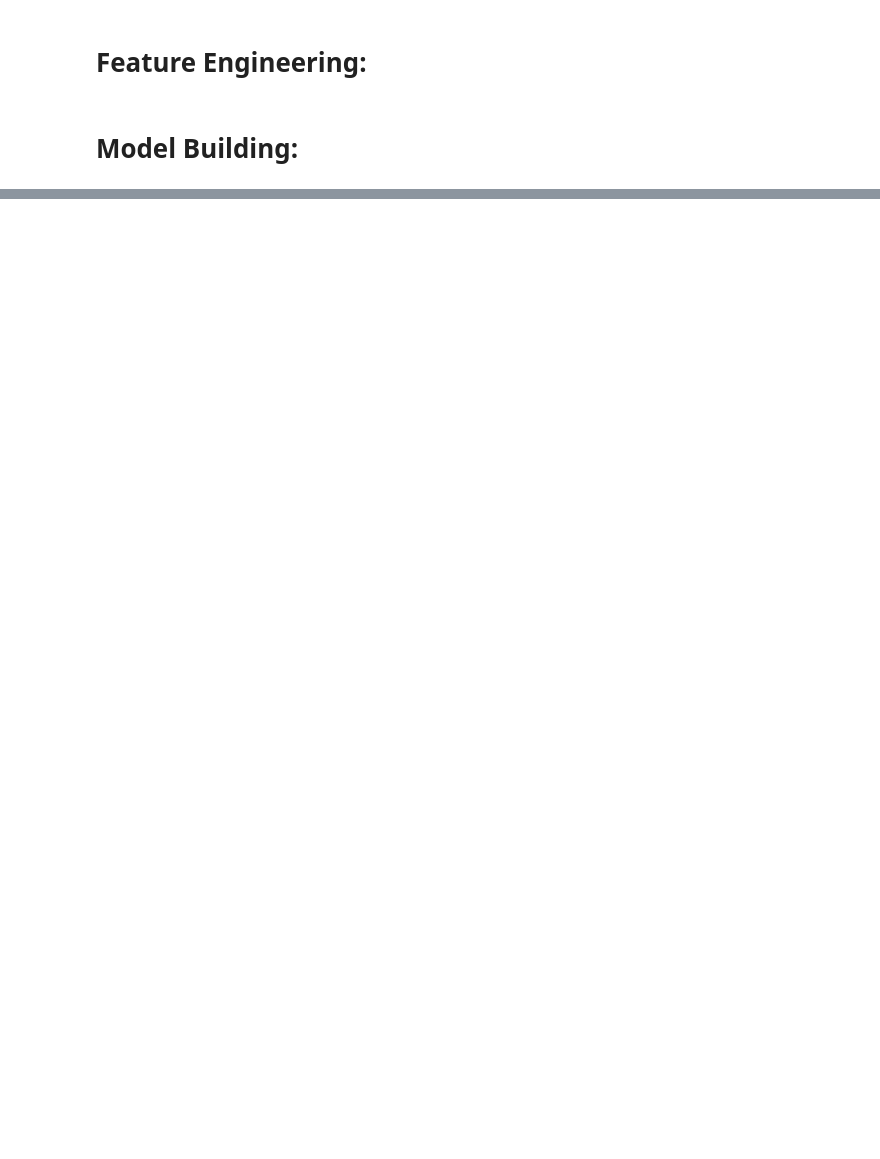
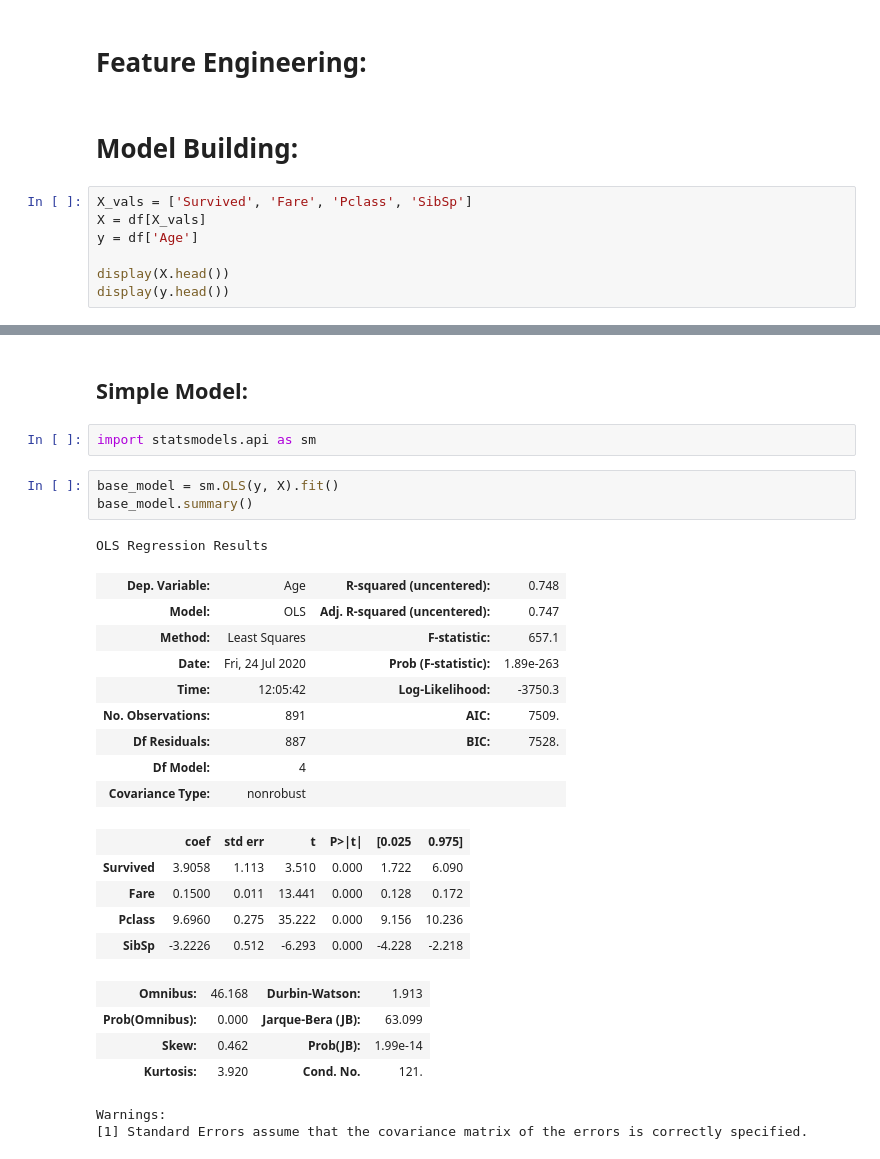
Before and after one commit to thomaskbrown18/titanic_practice, a Jupyter notebook: titanic_exploration.ipynb, the cells around one changed output, grey strips where cells are left out. Drawn from its saved outputs; the diff is of its cells as text; blank space fills up the shorter version.

```diff
--- a/titanic_exploration.ipynb
+++ b/titanic_exploration.ipynb
@@ -48,3 +82,10 @@ memory usage: 83.7+ KB
 # Feature Engineering:
 # %% [markdown]
 # Model Building:
+# %%
+X_vals = ['Survived', 'Fare', 'Pclass', 'SibSp']
+X = df[X_vals]
+y = df['Age']
+
+display(X.head())
+display(y.head())
@@ -50,0 +105,29 @@ memory usage: 83.7+ KB
+# %% [markdown]
+## Simple Model:
+# %%
+import statsmodels.api as sm
+# %%
+base_model = sm.OLS(y, X).fit()
+base_model.summary()
+# %% [output]
+OLS Regression Results
+| Dep. Variable: | Age | R-squared (uncentered): | 0.748 |
+| Model: | OLS | Adj. R-squared (uncentered): | 0.747 |
+| Method: | Least Squares | F-statistic: | 657.1 |
+| Date: | Fri, 24 Jul 2020 | Prob (F-statistic): | 1.89e-263 |
+| Time: | 12:05:42 | Log-Likelihood: | -3750.3 |
+| No. Observations: | 891 | AIC: | 7509. |
+| Df Residuals: | 887 | BIC: | 7528. |
+| Df Model: | 4 |  |  |
+| Covariance Type: | nonrobust |  |  |
+|  | coef | std err | t | P>|t| | [0.025 | 0.975] |
+| Survived | 3.9058 | 1.113 | 3.510 | 0.000 | 1.722 | 6.090 |
+| Fare | 0.1500 | 0.011 | 13.441 | 0.000 | 0.128 | 0.172 |
+| Pclass | 9.6960 | 0.275 | 35.222 | 0.000 | 9.156 | 10.236 |
+| SibSp | -3.2226 | 0.512 | -6.293 | 0.000 | -4.228 | -2.218 |
+| Omnibus: | 46.168 | Durbin-Watson: | 1.913 |
+| Prob(Omnibus): | 0.000 | Jarque-Bera (JB): | 63.099 |
+| Skew: | 0.462 | Prob(JB): | 1.99e-14 |
+| Kurtosis: | 3.920 | Cond. No. | 121. |
+Warnings:
+[1] Standard Errors assume that the covariance matrix of the errors is correctly specified.
```
Also changed, not shown: parts of 10 cells of this notebook.
